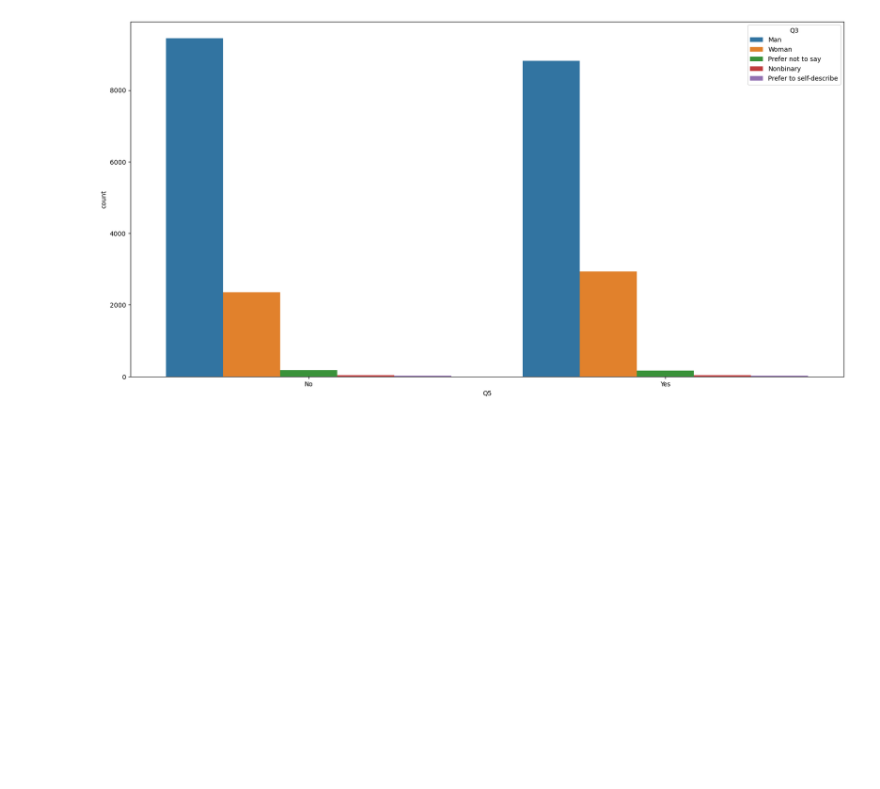
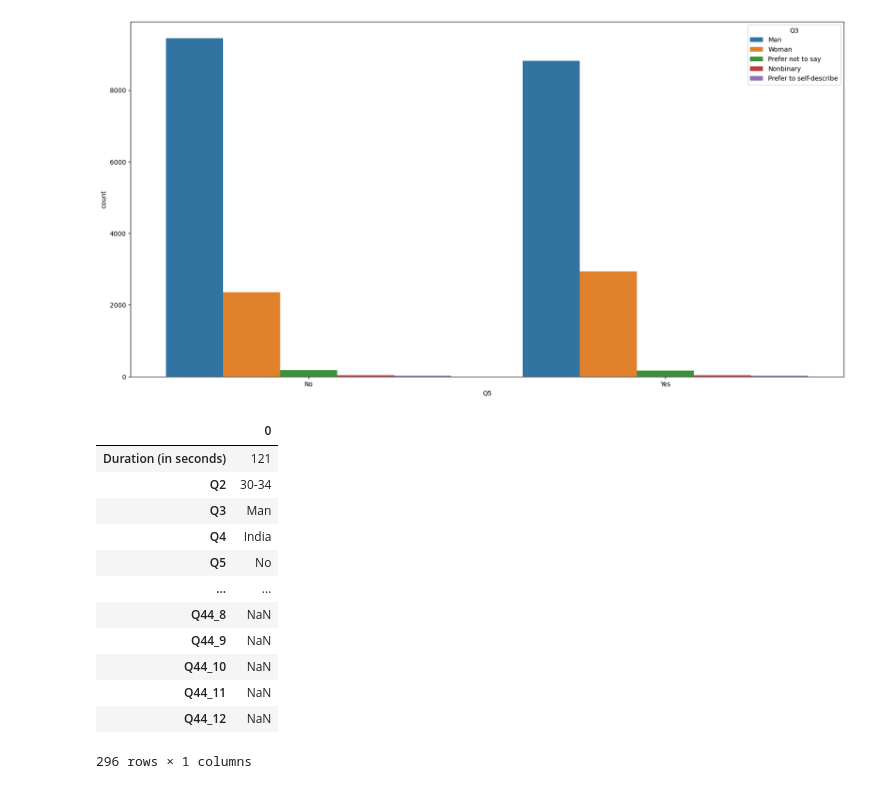
Before and after one commit to gmkng01/DS_Projects, a Jupyter notebook: DS/kaggle_survey_2022/srvy.ipynb, the cells around one changed output. Cells and saved outputs as stored; diff of their text form; code cells hidden in the pictures; blank space fills up the shorter version.

```diff
--- a/DS/kaggle_survey_2022/srvy.ipynb
+++ b/DS/kaggle_survey_2022/srvy.ipynb
@@ -97,3 +97,20 @@ sns.countplot(x=student, hue=gender)
 # plt.figure(figsize=(20,10))
 # sns.histplot(df2,x = "Q2",hue="Q3", color= "bright")
 # plt.show()
+# %%
+header2022 = df2.iloc[:1].T
+header2022
+# %% [output]
+|  | 0 |
+| Duration (in seconds) | 121 |
+| Q2 | 30-34 |
+| Q3 | Man |
+| Q4 | India |
+| Q5 | No |
+| ... | ... |
+| Q44_8 | NaN |
+| Q44_9 | NaN |
+| Q44_10 | NaN |
+| Q44_11 | NaN |
+| Q44_12 | NaN |
+296 rows × 1 columns
```
Also changed, not shown: parts of 2 cells of this notebook.
